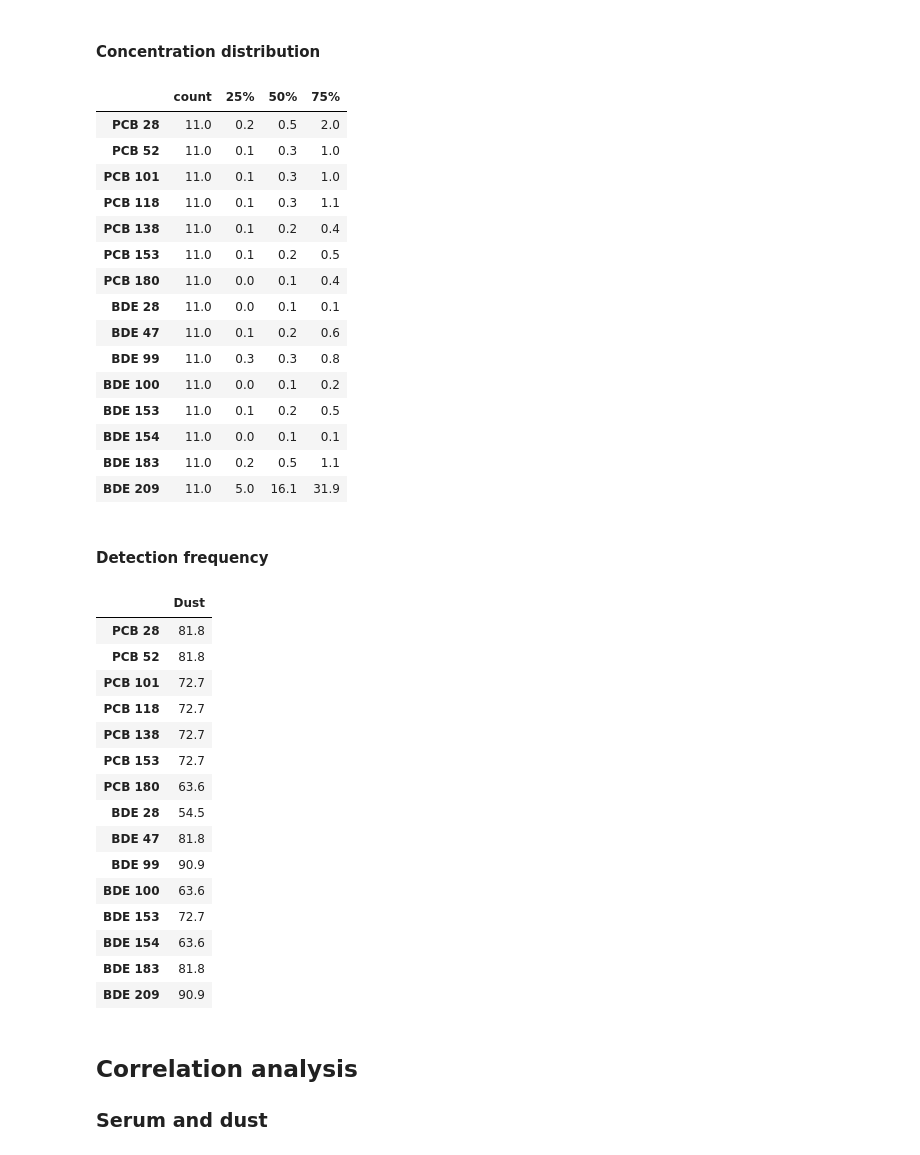
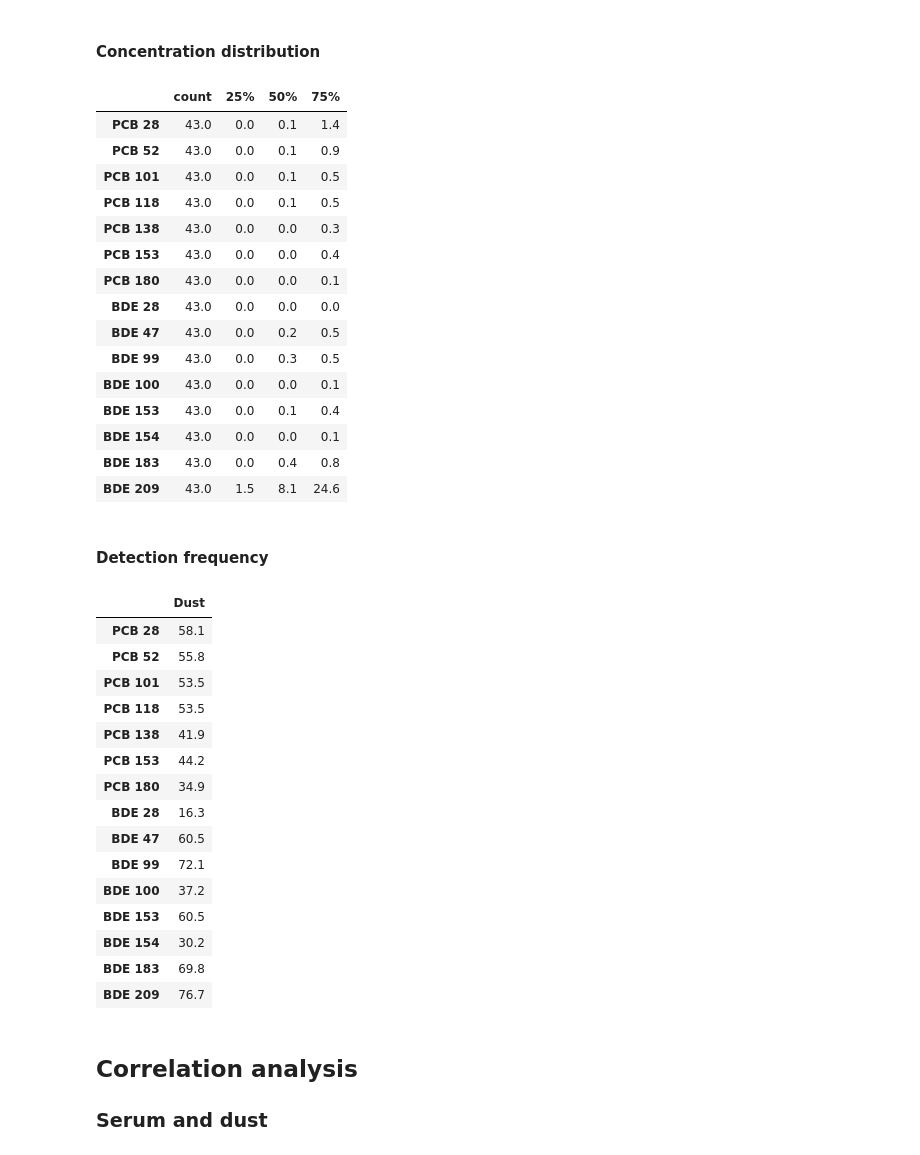
Before and after one commit to adamcseresznye/HBM4EU_eWaste_POPs, a Jupyter notebook: notebooks/NB4_ACs_Wristband_and_settled_dust.ipynb, the cells around one changed output. Saved outputs shown, nothing was run; the diff lists cells and outputs as text; code cells hidden in the pictures.

```diff
--- a/notebooks/NB4_ACs_Wristband_and_settled_dust.ipynb
+++ b/notebooks/NB4_ACs_Wristband_and_settled_dust.ipynb
@@ -178,37 +151,36 @@ dust = (
     .dropna(how="any", axis=0)
     .assign(group=lambda df: df["Sample ID"].str[:-4])
     .loc[:, "PCB 28":]
-    .groupby("group")
-    .agg(np.mean)
+    # .drop(columns="group")
+    # .groupby("group")
+    # .agg(np.mean)
 )
 # %% [markdown]
 #### Concentration distribution
 # %%
 (
-    dust
-    # .drop(columns="group")
-    .describe()
+    dust.describe()
     .transpose()
     .round(1)
     .loc[:, lambda x: x.columns.isin(["count", "25%", "50%", "75%"])]
 )
 # %% [output]
 |  | count | 25% | 50% | 75% |
-| PCB 28 | 11.0 | 0.2 | 0.5 | 2.0 |
-| PCB 52 | 11.0 | 0.1 | 0.3 | 1.0 |
-| PCB 101 | 11.0 | 0.1 | 0.3 | 1.0 |
-| PCB 118 | 11.0 | 0.1 | 0.3 | 1.1 |
-| PCB 138 | 11.0 | 0.1 | 0.2 | 0.4 |
-| PCB 153 | 11.0 | 0.1 | 0.2 | 0.5 |
-| PCB 180 | 11.0 | 0.0 | 0.1 | 0.4 |
-| BDE 28 | 11.0 | 0.0 | 0.1 | 0.1 |
-| BDE 47 | 11.0 | 0.1 | 0.2 | 0.6 |
-| BDE 99 | 11.0 | 0.3 | 0.3 | 0.8 |
-| BDE 100 | 11.0 | 0.0 | 0.1 | 0.2 |
-| BDE 153 | 11.0 | 0.1 | 0.2 | 0.5 |
-| BDE 154 | 11.0 | 0.0 | 0.1 | 0.1 |
-| BDE 183 | 11.0 | 0.2 | 0.5 | 1.1 |
-| BDE 209 | 11.0 | 5.0 | 16.1 | 31.9 |
+| PCB 28 | 43.0 | 0.0 | 0.1 | 1.4 |
+| PCB 52 | 43.0 | 0.0 | 0.1 | 0.9 |
+| PCB 101 | 43.0 | 0.0 | 0.1 | 0.5 |
+| PCB 118 | 43.0 | 0.0 | 0.1 | 0.5 |
+| PCB 138 | 43.0 | 0.0 | 0.0 | 0.3 |
+| PCB 153 | 43.0 | 0.0 | 0.0 | 0.4 |
+| PCB 180 | 43.0 | 0.0 | 0.0 | 0.1 |
+| BDE 28 | 43.0 | 0.0 | 0.0 | 0.0 |
+| BDE 47 | 43.0 | 0.0 | 0.2 | 0.5 |
+| BDE 99 | 43.0 | 0.0 | 0.3 | 0.5 |
+| BDE 100 | 43.0 | 0.0 | 0.0 | 0.1 |
+| BDE 153 | 43.0 | 0.0 | 0.1 | 0.4 |
+| BDE 154 | 43.0 | 0.0 | 0.0 | 0.1 |
+| BDE 183 | 43.0 | 0.0 | 0.4 | 0.8 |
+| BDE 209 | 43.0 | 1.5 | 8.1 | 24.6 |
 # %% [markdown]
 #### Detection frequency
 # %%
@@ -228,21 +200,21 @@ dust_DF = (
 dust_DF
 # %% [output]
 |  | Dust |
-| PCB 28 | 81.8 |
-| PCB 52 | 81.8 |
-| PCB 101 | 72.7 |
-| PCB 118 | 72.7 |
-| PCB 138 | 72.7 |
-| PCB 153 | 72.7 |
-| PCB 180 | 63.6 |
-| BDE 28 | 54.5 |
-| BDE 47 | 81.8 |
-| BDE 99 | 90.9 |
-| BDE 100 | 63.6 |
-| BDE 153 | 72.7 |
-| BDE 154 | 63.6 |
-| BDE 183 | 81.8 |
-| BDE 209 | 90.9 |
+| PCB 28 | 58.1 |
+| PCB 52 | 55.8 |
+| PCB 101 | 53.5 |
+| PCB 118 | 53.5 |
+| PCB 138 | 41.9 |
+| PCB 153 | 44.2 |
+| PCB 180 | 34.9 |
+| BDE 28 | 16.3 |
+| BDE 47 | 60.5 |
+| BDE 99 | 72.1 |
+| BDE 100 | 37.2 |
+| BDE 153 | 60.5 |
+| BDE 154 | 30.2 |
+| BDE 183 | 69.8 |
+| BDE 209 | 76.7 |
 # %% [markdown]
 ## Correlation analysis
 ### Serum and dust
```
Also changed, not shown: parts of 13 cells of this notebook, 1 other file.
